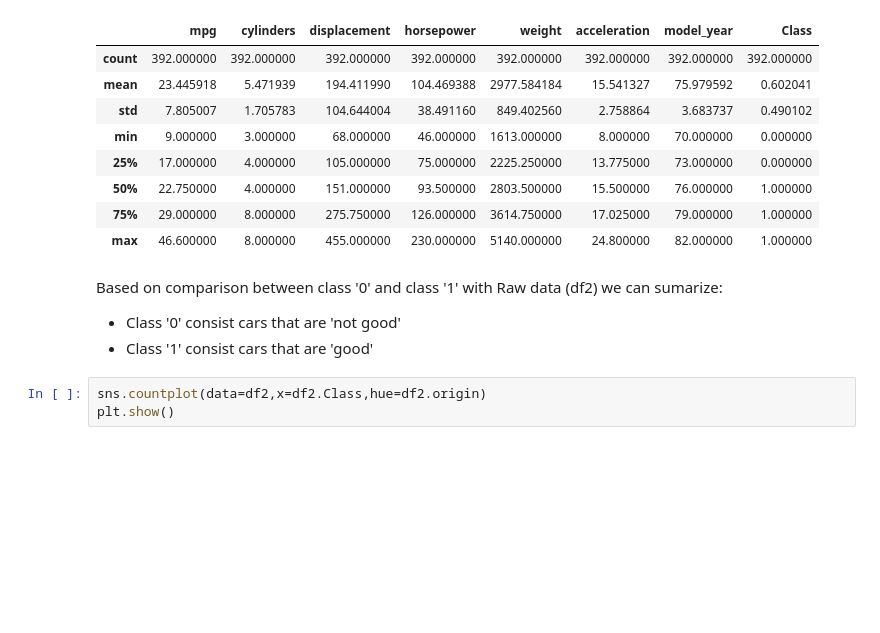
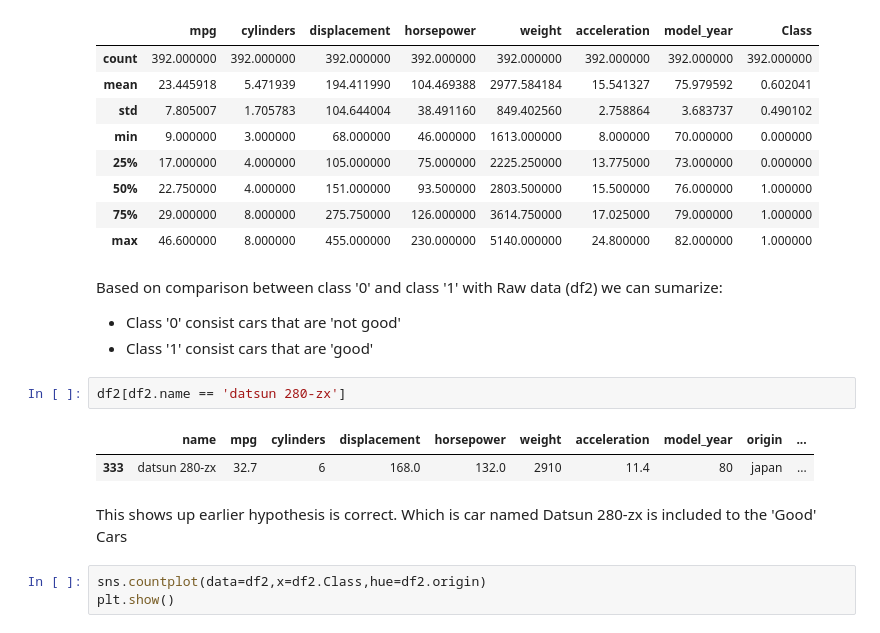
Before and after one commit to nuwbie-11/DataAnalytics101, a Jupyter notebook: automobile-dataset/automobile.ipynb, the cells around one changed output. Cells and saved outputs as stored; diff of their text form; blank space fills up the shorter version.

```diff
--- a/automobile-dataset/automobile.ipynb
+++ b/automobile-dataset/automobile.ipynb
@@ -354,6 +353,13 @@ df2.describe()
  Based on comparison between class '0' and class '1' with Raw data (df2) we can sumarize:
  - Class '0' consist cars that are 'not good'
  - Class '1' consist cars that are 'good'
+# %%
+df2[df2.name == 'datsun 280-zx']
+# %% [output]
+|  | name | mpg | cylinders | displacement | horsepower | weight | acceleration | model_year | origin | ... |
+| 333 | datsun 280-zx | 32.7 | 6 | 168.0 | 132.0 | 2910 | 11.4 | 80 | japan | ... |
+# %% [markdown]
+This shows up earlier hypothesis is correct. Which is car named Datsun 280-zx is included to the 'Good' Cars
 # %%
 sns.countplot(data=df2,x=df2.Class,hue=df2.origin)
 plt.show()
```
Also changed, not shown: parts of 6 cells of this notebook, 1 other file.
